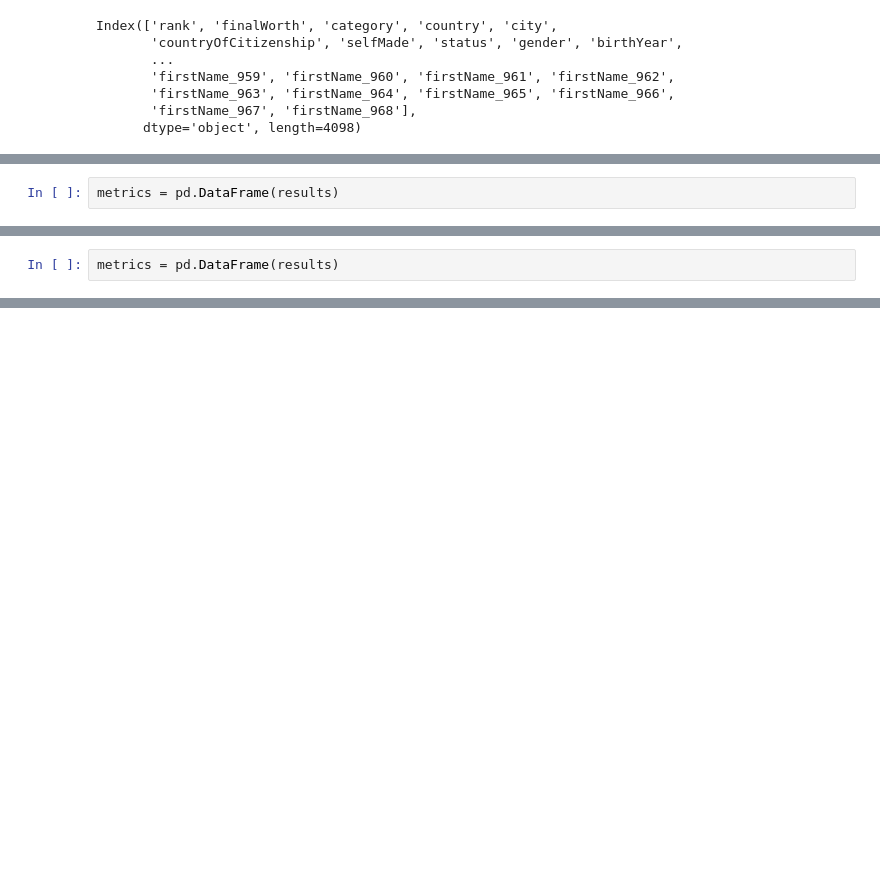
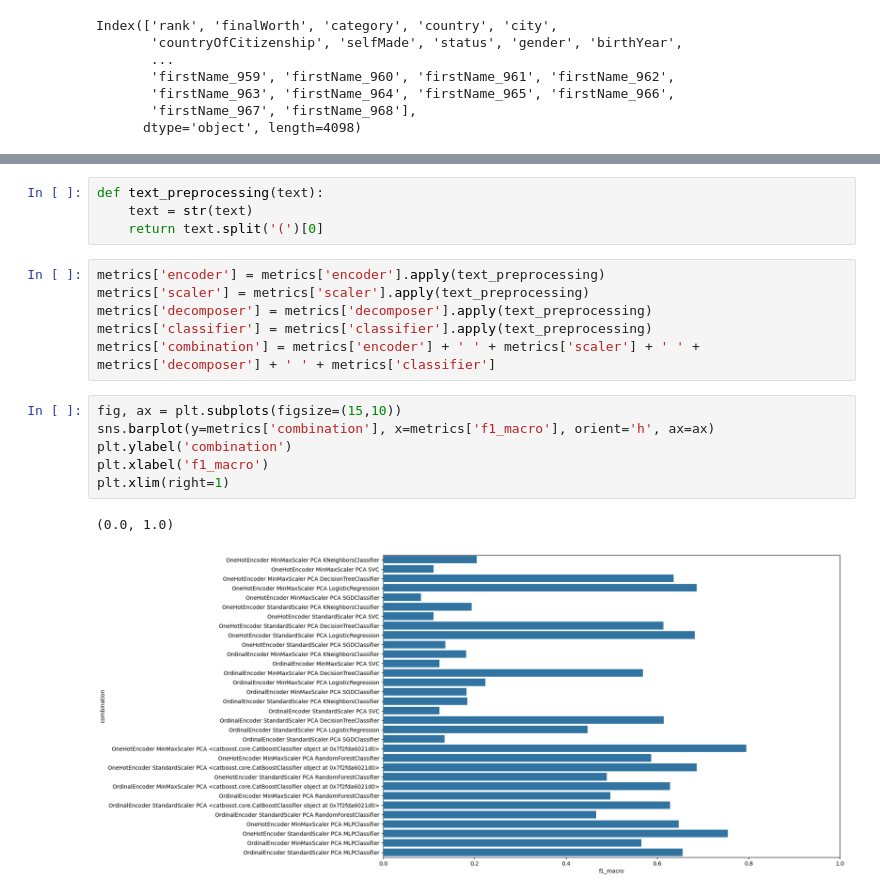
Before and after one commit to ShadowrunnerLeon/ML-Notebooks, a Jupyter notebook: billion.ipynb, the cells around one changed output, grey strips where cells are left out. Saved outputs shown, nothing was run; the diff lists cells and outputs as text; blank space fills up the shorter version.

Commit message:
extend results

```diff
--- a/billion.ipynb
+++ b/billion.ipynb
@@ -790,2 +739,0 @@ for [encoder, scaler, decomposer, classifier] in nn_classifeir_combos:
-# %%
-metrics = pd.DataFrame(results)
@@ -845,2 +739,0 @@ Learning rate set to 0.0796
-# %%
-metrics = pd.DataFrame(results)
@@ -858,0 +740,19 @@ metrics
+# %%
+def text_preprocessing(text):
+    text = str(text)
+    return text.split('(')[0]
+# %%
+metrics['encoder'] = metrics['encoder'].apply(text_preprocessing)
+metrics['scaler'] = metrics['scaler'].apply(text_preprocessing)
+metrics['decomposer'] = metrics['decomposer'].apply(text_preprocessing)
+metrics['classifier'] = metrics['classifier'].apply(text_preprocessing)
+metrics['combination'] = metrics['encoder'] + ' ' + metrics['scaler'] + ' ' + metrics['decomposer'] + ' ' + metrics['classifier']
+# %%
+fig, ax = plt.subplots(figsize=(15,10))
+sns.barplot(y=metrics['combination'], x=metrics['f1_macro'], orient='h', ax=ax)
+plt.ylabel('combination')
+plt.xlabel('f1_macro')
+plt.xlim(right=1)
+# %% [output]
+(0.0, 1.0)
+[figure, added]
```
Also changed, not shown: parts of 19 cells of this notebook, 1 other file.
